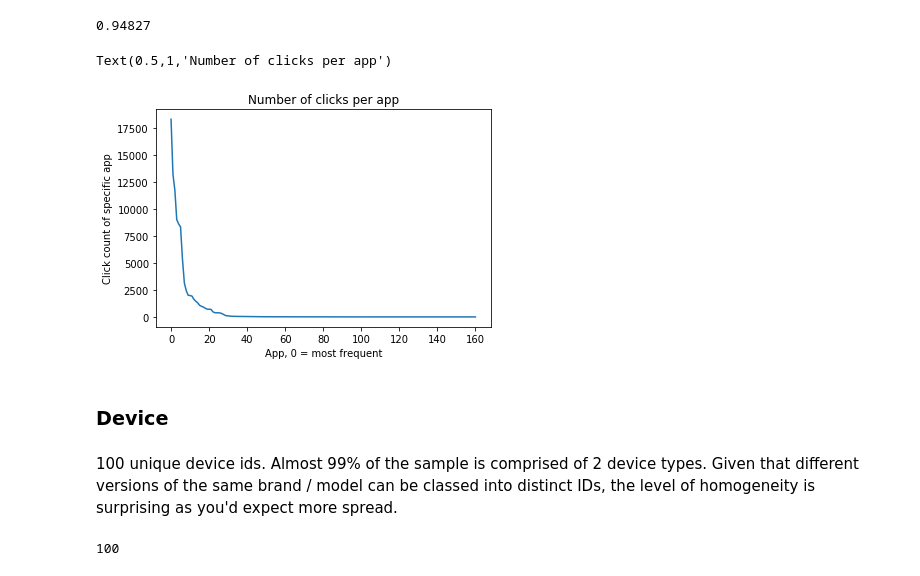
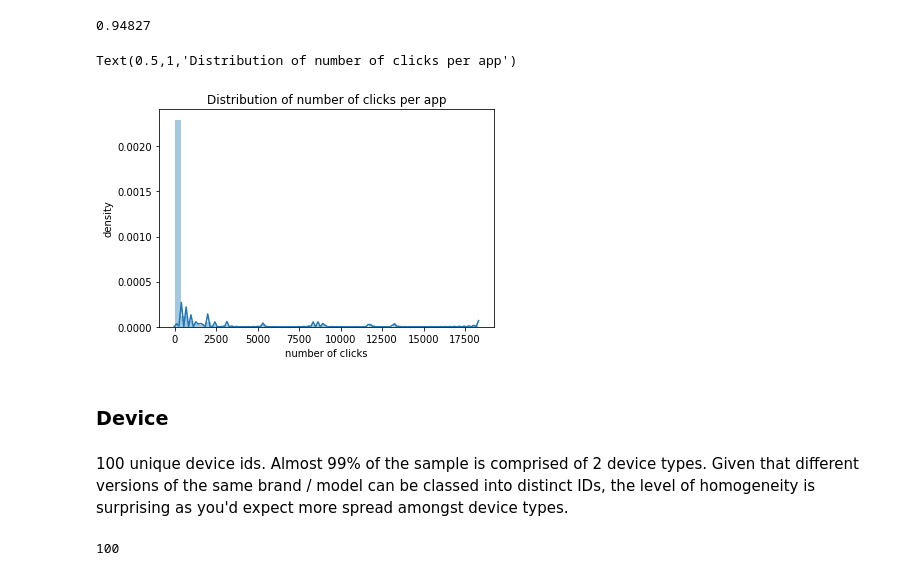
Before and after one commit to SKhubba/adfraud_detection, a Jupyter notebook: EDA.ipynb, the cells around one changed output. Cells and saved outputs as stored; diff of their text form; code cells hidden in the pictures.

```diff
--- a/EDA.ipynb
+++ b/EDA.ipynb
@@ -78,18 +72,18 @@ len(df['app'].value_counts())
 sum(df['app'].value_counts().iloc[:20])/100000
 # %% [output]
 0.94827
-# %%
-plt.plot(np.array(df['app'].value_counts()))
-plt.ylabel("Click count of specific app")
-plt.xlabel("App, 0 = most frequent")
-plt.title("Number of clicks per app")
-# %% [output]
-Text(0.5,1,'Number of clicks per app')
-[figure, removed]
+# %%
+plot = sns.distplot(df['app'].value_counts())
+plot.set(ylabel = 'density')
+plot.set(xlabel = 'number of clicks')
+plot.set_title("Distribution of number of clicks per app")
+# %% [output]
+Text(0.5,1,'Distribution of number of clicks per app')
+[figure, added]
 # %% [markdown]
 ### Device
 # %% [markdown]
-100 unique device ids. Almost 99% of the sample is comprised of 2 device types. Given that different versions of the same brand / model can be classed into distinct IDs, the level of homogeneity is surprising as you'd expect more spread.
+100 unique device ids. Almost 99% of the sample is comprised of 2 device types. Given that different versions of the same brand / model can be classed into distinct IDs, the level of homogeneity is surprising as you'd expect more spread amongst device types.
 # %%
 len(df['device'].value_counts())
 # %% [output]
```
Also changed, not shown: parts of 16 cells of this notebook.
